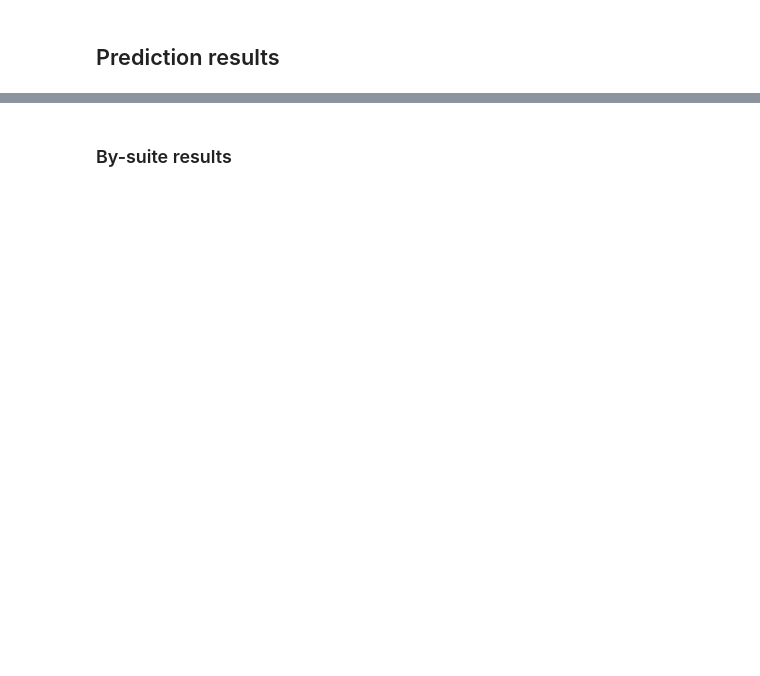
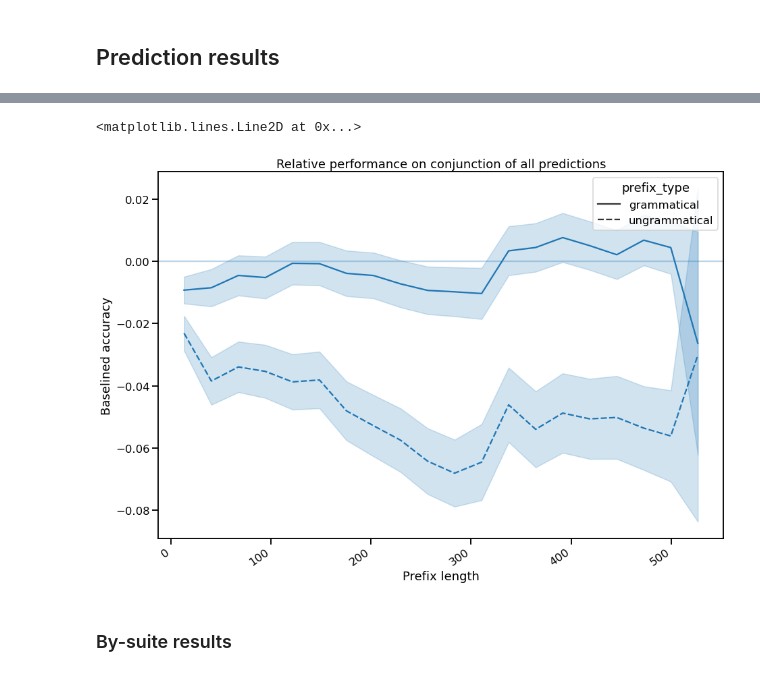
Before and after one commit to hans/syntaxgym-repetitions, a Jupyter notebook: analyze product.ipynb, the cells around one changed output, grey strips where cells are left out. Saved outputs shown, nothing was run; the diff lists cells and outputs as text; code cells hidden in the pictures; blank space fills up the shorter version.

```diff
--- a/analyze product.ipynb
+++ b/analyze product.ipynb
@@ -311,2 +298,15 @@ plt.xticks(rotation=35, ha="right")
+# %%
+plt.subplots(figsize=(15, 10))
+ax = sns.lineplot(data=prediction_summaries[prediction_summaries.prediction == "prediction_ALL"],
+                  x="prefix_length_bin_mid", y="baselined", style="prefix_type",
+                  errorbar="se")
+plt.ylabel("Baselined accuracy")
+plt.xlabel("Prefix length")
+plt.title("Relative performance on conjunction of all predictions")
+plt.xticks(rotation=35, ha="right")
+plt.axhline(0, alpha=0.3)
+# %% [output]
+<matplotlib.lines.Line2D at 0x...>
+[figure, added]
 # %% [markdown]
 ### By-suite results
```
Also changed, not shown: parts of 36 cells of this notebook, 2 other files.
